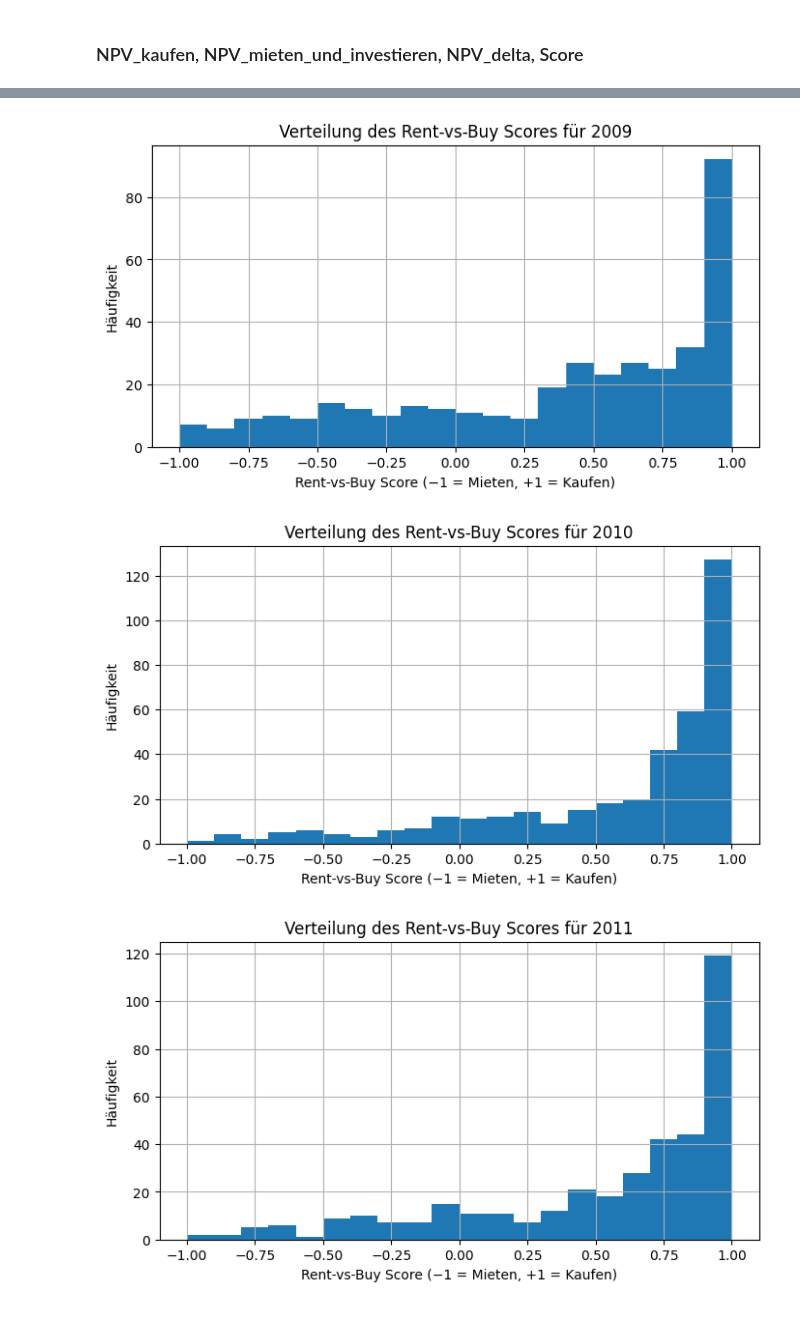
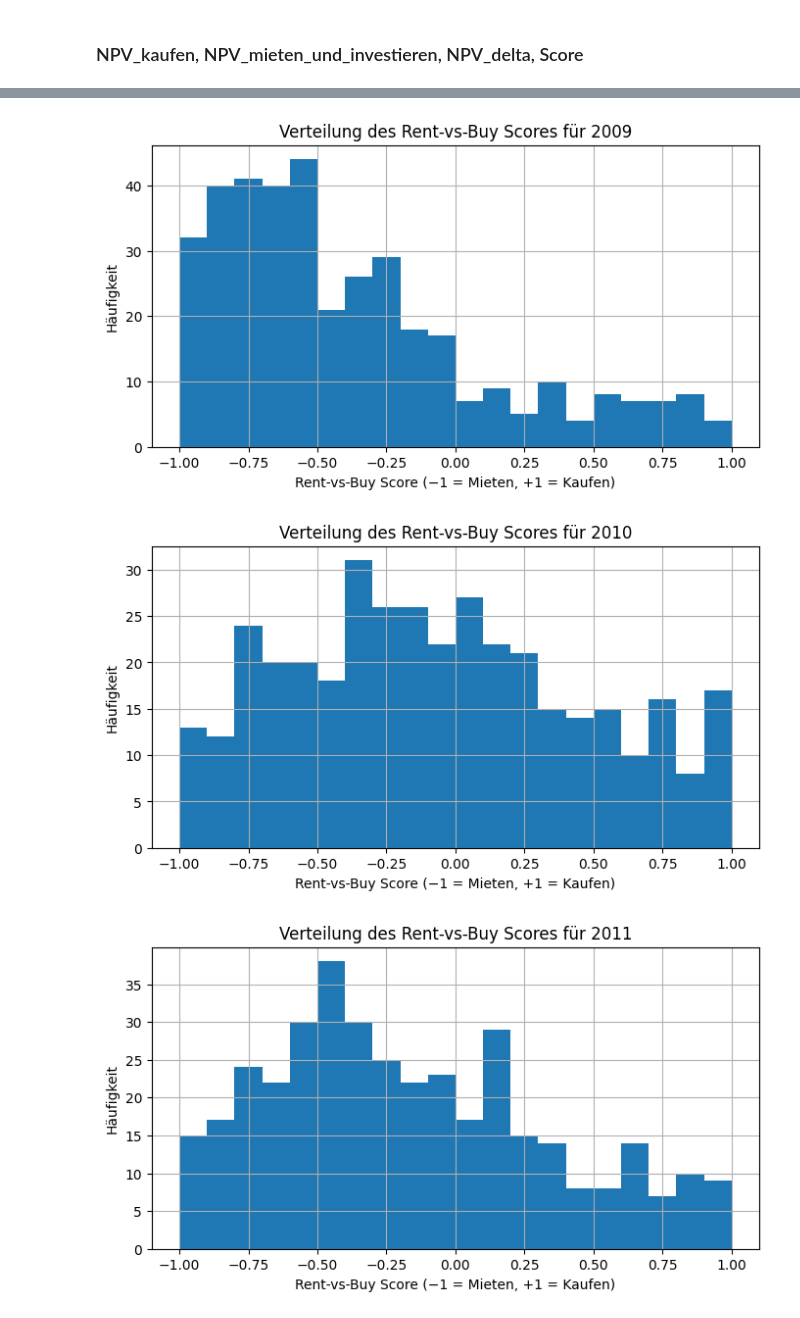
Before and after one commit to LukasGansneder/Master-Thesis-Renting-vs-Buying-, a Jupyter notebook: code/4_NPV_Score.ipynb, the cells around one changed output, grey strips where cells are left out. Saved outputs shown, nothing was run; the diff lists cells and outputs as text; code cells hidden in the pictures.

Commit message:
3L Score

```diff
--- a/code/4_NPV_Score.ipynb
+++ b/code/4_NPV_Score.ipynb
@@ -176,5 +192,13 @@ df_empirica_regio = df_empirica_regio.merge(df_macroeconomic_y, on=["Jahr"], how
 # %%
-df_empirica_regio["Delta_NPV"] = df_empirica_regio.apply(
+df_empirica_regio["Delta_NPV_5%"] = df_empirica_regio.apply(
+    lambda row: npv_delta(kaufpreis_pro_m2=row["Kaufpreis/m2 ETW 5%"], mietpreis_pro_m2=row["Mietpreis/m2 5%"], zins=row["Effektiver Jahreszins"],
+                          tilgung=0.02, diskontsatz=0.04, rendite_invest=0.08, betrachtungszeitraum=10, wohnflaeche_m2=58,
+                          mietsteigerung=0.02, kaufnebenkosten_quote=0.1, eigenkapitalquote=0.14,
+                          preissteigerung_immobilie=0.02, instandhaltung_quote=0.005, verkaufskosten_quote=0,
+                          steuersatz_veraeusserungsgewinn=0.25),
+    axis=1
+)
+df_empirica_regio["Delta_NPV_50%"] = df_empirica_regio.apply(
     lambda row: npv_delta(kaufpreis_pro_m2=row["Kaufpreis/m2 ETW 50%"], mietpreis_pro_m2=row["Mietpreis/m2 50%"], zins=row["Effektiver Jahreszins"],
                           tilgung=0.02, diskontsatz=0.04, rendite_invest=0.08, betrachtungszeitraum=10, wohnflaeche_m2=58,
                           mietsteigerung=0.02, kaufnebenkosten_quote=0.1, eigenkapitalquote=0.14,
@@ -182,9 +206,23 @@ df_empirica_regio["Delta_NPV"] = df_empirica_regio.apply(
                           steuersatz_veraeusserungsgewinn=0.25),
     axis=1
 )
-df_empirica_regio = df_empirica_regio[["Regionsname", "RegionID", "Jahr", "Kaufpreis/m2 ETW 50%", "Mietpreis/m2 50%", "Wohneigentumsquote", "Effektiver Jahreszins", "Delta_NPV"]]
-df_empirica_regio["Delta_NPV_rel"] = df_empirica_regio["Delta_NPV"] / (df_empirica_regio["Kaufpreis/m2 ETW 50%"] * 58 * (1.0 + 0.1))
-# Scale 'S' nicht datengetrieben sondern fixiert (robustnesscheck later)
+df_empirica_regio["Delta_NPV_95%"] = df_empirica_regio.apply(
+    lambda row: npv_delta(kaufpreis_pro_m2=row["Kaufpreis/m2 ETW 95%"], mietpreis_pro_m2=row["Mietpreis/m2 95%"], zins=row["Effektiver Jahreszins"],
+                          tilgung=0.02, diskontsatz=0.04, rendite_invest=0.08, betrachtungszeitraum=10, wohnflaeche_m2=58,
+                          mietsteigerung=0.02, kaufnebenkosten_quote=0.1, eigenkapitalquote=0.14,
+                          preissteigerung_immobilie=0.02, instandhaltung_quote=0.005, verkaufskosten_quote=0,
+                          steuersatz_veraeusserungsgewinn=0.25),
+    axis=1
+)
+
+
+df_empirica_regio = df_empirica_regio[["Regionsname", "RegionID", "Jahr", "Kaufpreis/m2 ETW 5%", "Mietpreis/m2 5%", "Kaufpreis/m2 ETW 50%", "Mietpreis/m2 50%", "Kaufpreis/m2 ETW 95%", "Mietpreis/m2 95%", "Wohneigentumsquote", "Effektiver Jahreszins", "Delta_NPV_5%", "Delta_NPV_50%", "Delta_NPV_95%"]]
+df_empirica_regio["Delta_NPV_5%_rel"] = df_empirica_regio["Delta_NPV_5%"] / (df_empirica_regio["Kaufpreis/m2 ETW 5%"] * 58 * (1.0 + 0.1))
+df_empirica_regio["Delta_NPV_50%_rel"] = df_empirica_regio["Delta_NPV_50%"] / (df_empirica_regio["Kaufpreis/m2 ETW 50%"] * 58 * (1.0 + 0.1))
+df_empirica_regio["Delta_NPV_95%_rel"] = df_empirica_regio["Delta_NPV_95%"] / (df_empirica_regio["Kaufpreis/m2 ETW 95%"] * 58 * (1.0 + 0.1))
+
 # choose 5% NPV advantage as 0.5 Score
 S = 0.05 / np.arctanh(0.5)
-df_empirica_regio["Score"] = np.tanh(df_empirica_regio["Delta_NPV_rel"] / S)
+df_empirica_regio["Score (5% Perzentil)"] = np.tanh(df_empirica_regio["Delta_NPV_5%_rel"] / S)
+df_empirica_regio["Score (50% Perzentil)"] = np.tanh(df_empirica_regio["Delta_NPV_50%_rel"] / S)
+df_empirica_regio["Score (95% Perzentil)"] = np.tanh(df_empirica_regio["Delta_NPV_95%_rel"] / S)
@@ -205,6 +279,6 @@ export.to_csv(out_path, sep=";", decimal=",", index=False, encoding="utf-8-sig")
 # %%
 for year in sorted(df_empirica_regio["Jahr"].dropna().unique()):
-    s = df_empirica_regio.loc[df_empirica_regio["Jahr"] == year, "Score"].dropna()
+    s = df_empirica_regio.loc[df_empirica_regio["Jahr"] == year, "Score (95% Perzentil)"].dropna()
     if s.empty:
         continue
 
@@ -224,3 +298,3 @@ for year in sorted(df_empirica_regio["Jahr"].dropna().unique()):
-[figure, old version]
+[figure, new version]
-[figure, old version]
+[figure, new version]
-[figure, old version]
+[figure, new version]
```
Also changed, not shown: parts of 5 cells of this notebook, 1 other file.
